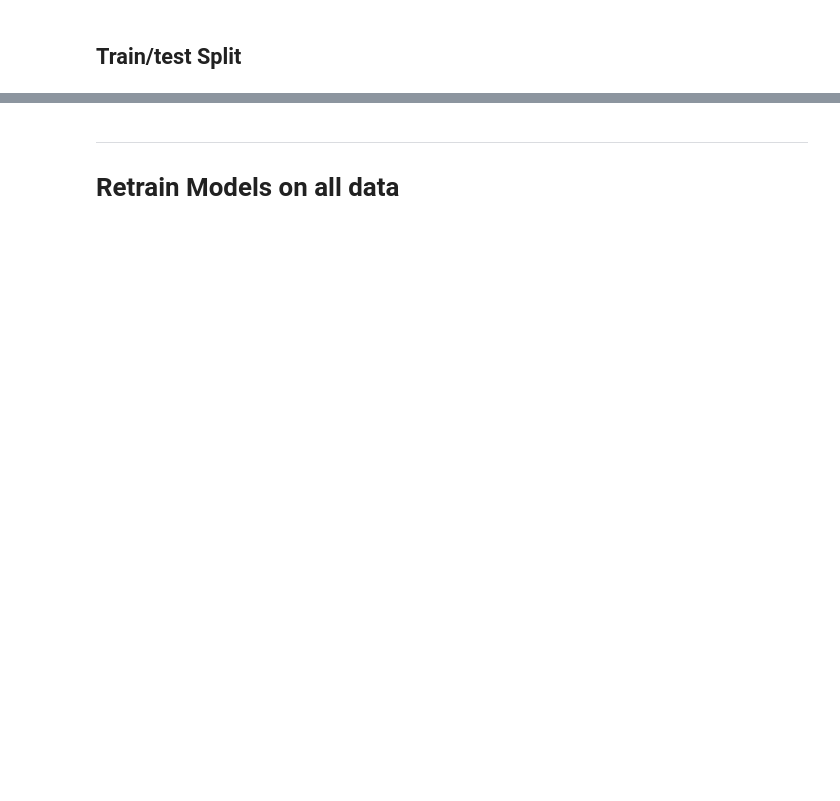
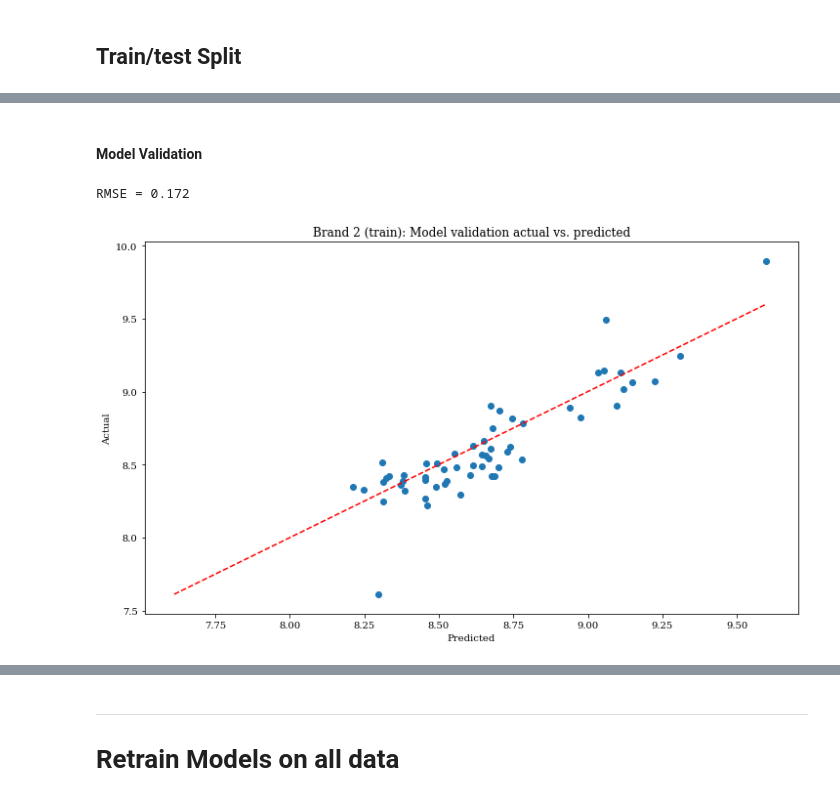
Before and after one commit to julian-west/marketing-resource-allocation, a Jupyter notebook: report/notebooks/01_regression_modelling.ipynb, the cells around one changed output, grey strips where cells are left out. Saved outputs shown, nothing was run; the diff lists cells and outputs as text; code cells hidden in the pictures; blank space fills up the shorter version.

```diff
--- a/report/notebooks/01_regression_modelling.ipynb
+++ b/report/notebooks/01_regression_modelling.ipynb
@@ -364,0 +400,16 @@ plot_diagnostics(brand3_model1_train, "Brand 3 (train)")
+# %% [markdown]
+#### Model Validation
+# %%
+preds = brand2_model1_train.predict(sm.add_constant(test[model1_features]))
+
+rmse = mean_squared_error(test['log_UNITSBRAND2'],preds)**0.5
+model_validation_results['brand2_model1']['rmse'] = rmse
+
+print(f"RMSE = {round(rmse,4)}")
+
+plot_preds_versus_actual(preds,test['log_UNITSBRAND2'], "Brand 2 (train)")
+plt.savefig(f"{VISUALISATION_FOLDER}/brand2_model1_train_val.png")
+plt.show()
+# %% [output]
+RMSE = 0.172
+[figure, added]
```
Also changed, not shown: parts of 45 cells of this notebook, 13 other files.
